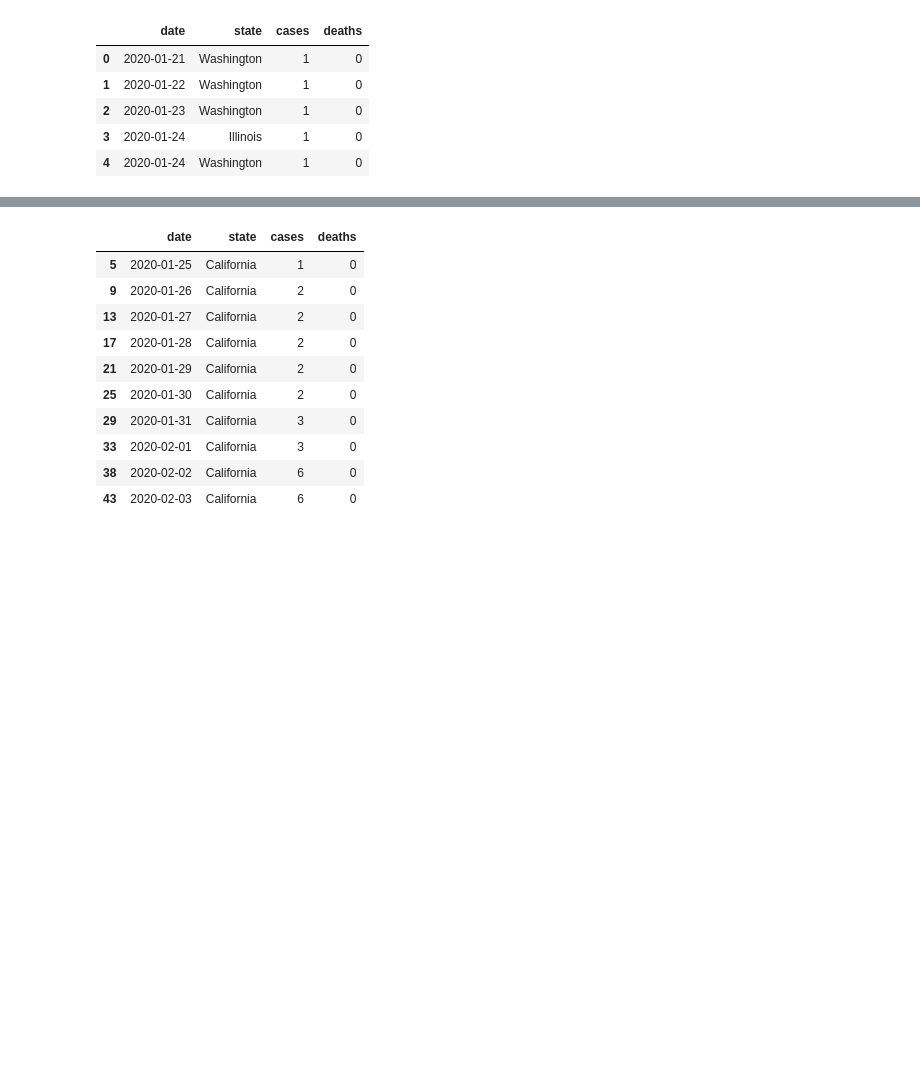
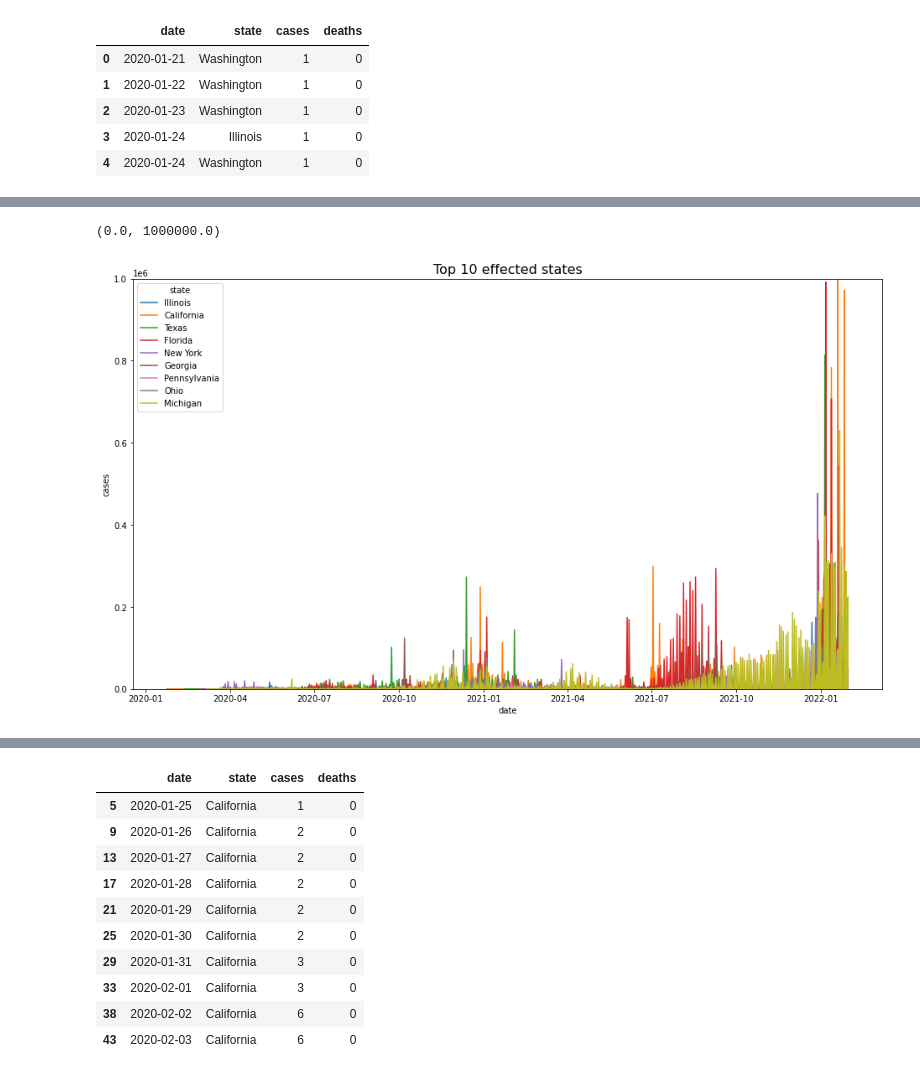
Before and after one commit to kvmkrao/cdml, a Jupyter notebook: CovidDataAnalysis_all.ipynb, the cells around one changed output, grey strips where cells are left out. Saved outputs shown, nothing was run; the diff lists cells and outputs as text; code cells hidden in the pictures; blank space fills up the shorter version.

```diff
--- a/CovidDataAnalysis_all.ipynb
+++ b/CovidDataAnalysis_all.ipynb
@@ -170,0 +168,5 @@ sns.pairplot(covid_df) # Plot pairwise relationships in a dataset
+# %%
+cols = ['state']
+covid_df['cases'] = covid_df.groupby(cols)['cases'].diff().fillna(0)
+covid_df['deaths'] = covid_df.groupby(cols)['deaths'].diff().fillna(0)
+print(covid_df)
@@ -170,0 +188,8 @@ sns.pairplot(covid_df) # Plot pairwise relationships in a dataset
+# %%
+fig=plt.figure(figsize=(16,9))
+ax = sns.lineplot(data=covid_df[covid_df["state"].isin(["California",'Texas', 'Florida','New York','Pennsylvania', 'Illinois', 'Georgia','Ohio','Michigan','New jersey'])], x='date', y="cases",hue='state')
+ax.set_title("Top 10 effected states", size=16)
+plt.ylim(0, 1000000)
+# %% [output]
+(0.0, 1000000.0)
+[figure, added]
```
Also changed, not shown: parts of 11 cells of this notebook.
